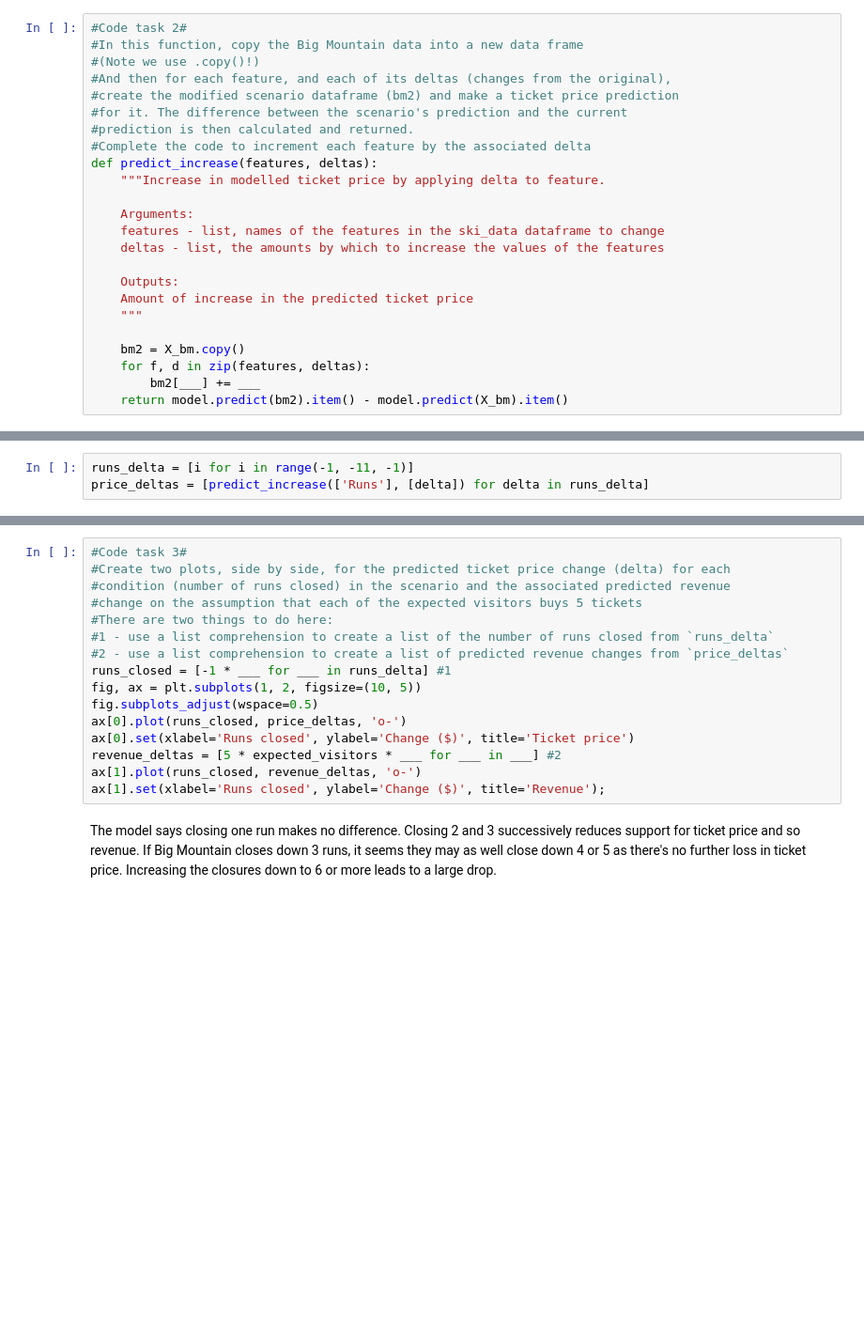
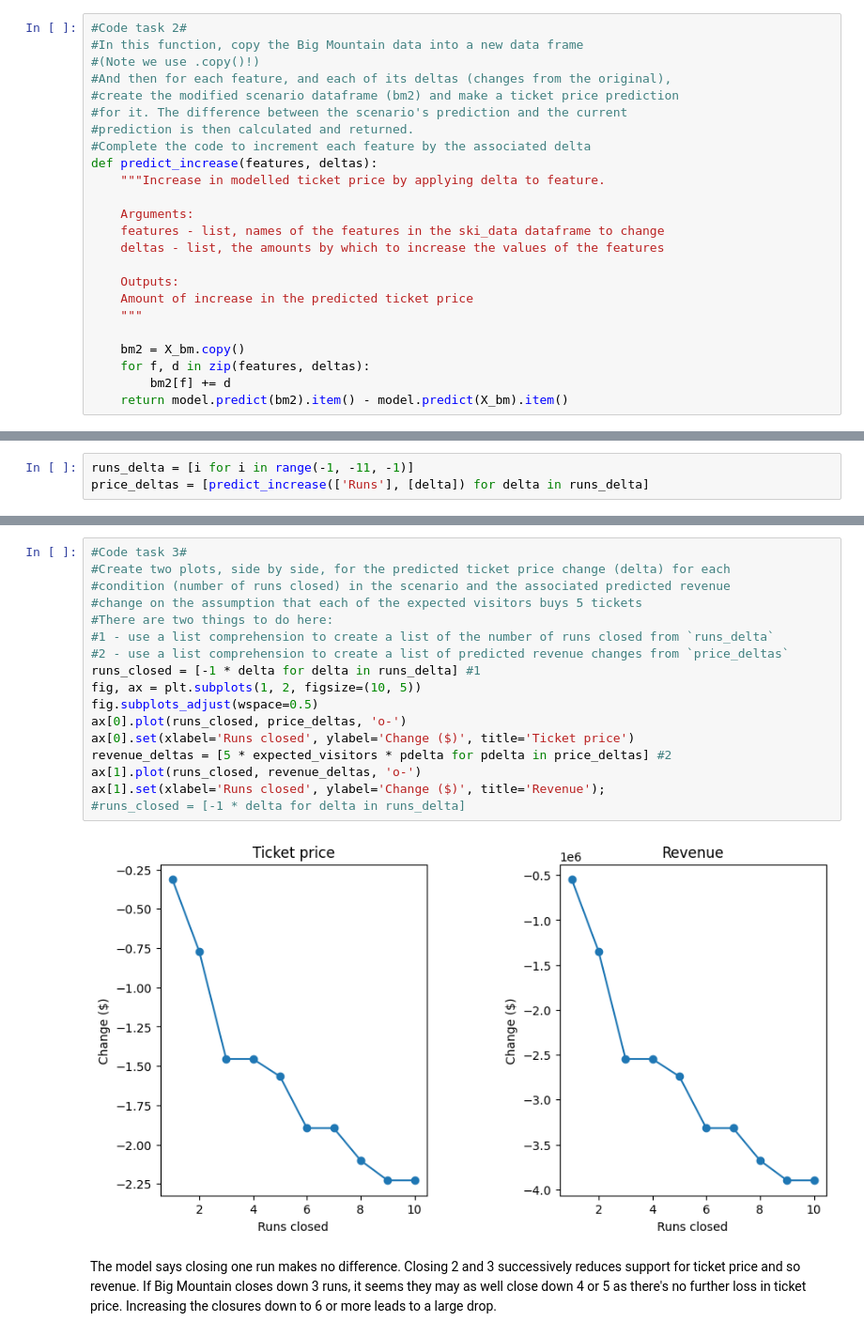
Before and after one commit to tsherida2012/DataScienceGuidedCapstone, a Jupyter notebook: Notebooks/05_modeling.ipynb, the cells around one changed output, grey strips where cells are left out. Shown at 94% size. Drawn from its saved outputs; the diff is of its cells as text; blank space fills up the shorter version.

```diff
--- a/Notebooks/05_modeling.ipynb
+++ b/Notebooks/05_modeling.ipynb
@@ -309,7 +310,7 @@ def predict_increase(features, deltas):
 
     bm2 = X_bm.copy()
     for f, d in zip(features, deltas):
-        bm2[___] += ___
+        bm2[f] += d
     return model.predict(bm2).item() - model.predict(X_bm).item()
 # %% [markdown]
 ### 5.9.1 Scenario 1<a id='5.9.1_Scenario_1'></a>
@@ -338,19 +339,22 @@ price_deltas
 # %%
 #Code task 3#
 #Create two plots, side by side, for the predicted ticket price change (delta) for each
 #condition (number of runs closed) in the scenario and the associated predicted revenue
 #change on the assumption that each of the expected visitors buys 5 tickets
 #There are two things to do here:
 #1 - use a list comprehension to create a list of the number of runs closed from `runs_delta`
 #2 - use a list comprehension to create a list of predicted revenue changes from `price_deltas`
-runs_closed = [-1 * ___ for ___ in runs_delta] #1
+runs_closed = [-1 * delta for delta in runs_delta] #1
 fig, ax = plt.subplots(1, 2, figsize=(10, 5))
 fig.subplots_adjust(wspace=0.5)
 ax[0].plot(runs_closed, price_deltas, 'o-')
 ax[0].set(xlabel='Runs closed', ylabel='Change ($)', title='Ticket price')
-revenue_deltas = [5 * expected_visitors * ___ for ___ in ___] #2
+revenue_deltas = [5 * expected_visitors * pdelta for pdelta in price_deltas] #2
 ax[1].plot(runs_closed, revenue_deltas, 'o-')
 ax[1].set(xlabel='Runs closed', ylabel='Change ($)', title='Revenue');
+#runs_closed = [-1 * delta for delta in runs_delta]
+# %% [output]
+[figure, added]
 # %% [markdown]
 The model says closing one run makes no difference. Closing 2 and 3 successively reduces support for ticket price and so revenue. If Big Mountain closes down 3 runs, it seems they may as well close down 4 or 5 as there's no further loss in ticket price. Increasing the closures down to 6 or more leads to a large drop.
 # %% [markdown]
```
Also changed, not shown: parts of 20 cells of this notebook, 1 other file.
